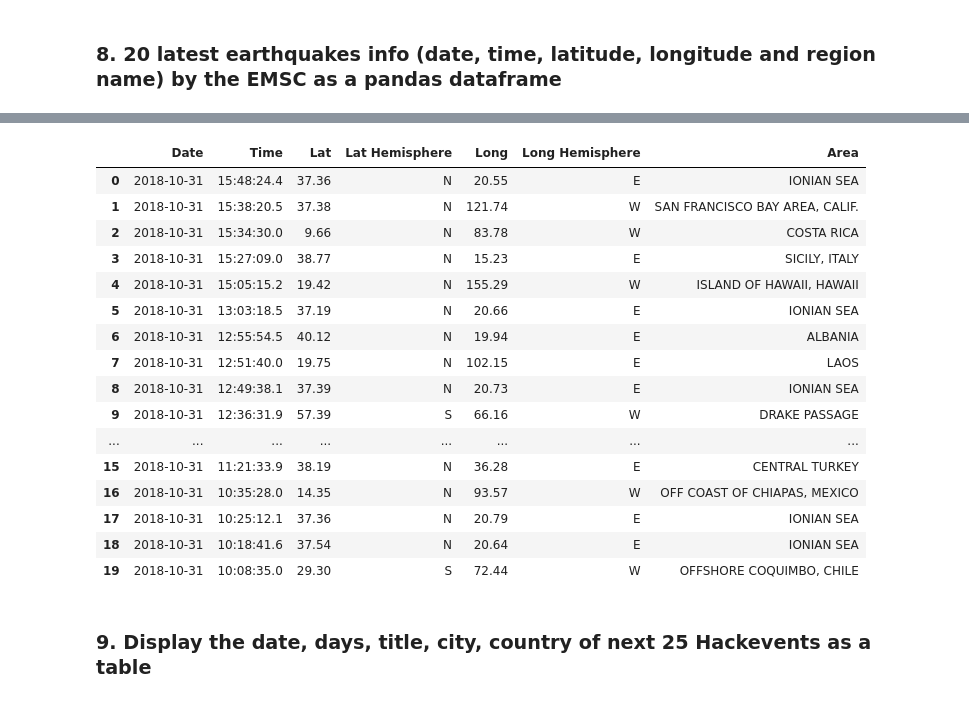
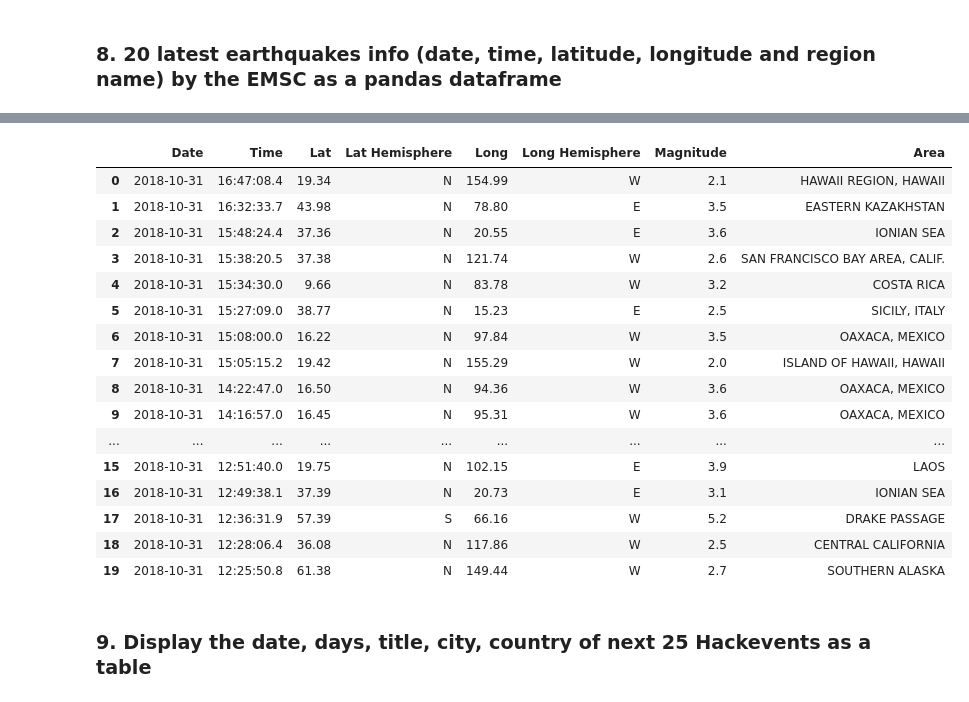
Before and after one commit to ironhack-datalabs/mad-oct-2018, a Jupyter notebook: module-1/lab-web-scraping/your-code/main.ipynb, the cells around one changed output, grey strips where cells are left out. Drawn from its saved outputs; the diff is of its cells as text; code cells hidden in the pictures.

```diff
--- a/module-1/lab-web-scraping/your-code/main.ipynb
+++ b/module-1/lab-web-scraping/your-code/main.ipynb
@@ -264,36 +245,39 @@ pd.DataFrame(datestimes)
 coords=[]
 indic=[]
 area=[]
+mag=[]
 for item in soup.find_all('td',{'class':'tabev1'}):
     coords.append(item.string.strip())
 for item in soup.find_all('td',{'class':'tabev2'}):
     if item.string.isupper():
         indic.append(item.string.strip())
+    else:
+        mag.append(item.string.strip())
 for item in soup.find_all('td',{'class':'tb_region'}):
     area.append(item.string.strip())
 # %%
-data=pd.DataFrame(np.c_[datestimes,coords[0::2],indic[0::2],coords[1::2],indic[1::2],area])
-data.columns=['Date','Time','Lat','Lat Hemisphere','Long','Long Hemisphere','Area']
+data=pd.DataFrame(np.c_[datestimes,coords[0::2],indic[0::2],coords[1::2],indic[1::2],mag,area])
+data.columns=['Date','Time','Lat','Lat Hemisphere','Long','Long Hemisphere','Magnitude','Area']
 data=data.sort_values(['Time','Date'],ascending=False)
 display(data.head(20))
 # %% [output]
-|  | Date | Time | Lat | Lat Hemisphere | Long | Long Hemisphere | Area |
-| 0 | 2018-10-31 | 15:48:24.4 | 37.36 | N | 20.55 | E | IONIAN SEA |
-| 1 | 2018-10-31 | 15:38:20.5 | 37.38 | N | 121.74 | W | SAN FRANCISCO BAY AREA, CALIF. |
-| 2 | 2018-10-31 | 15:34:30.0 | 9.66 | N | 83.78 | W | COSTA RICA |
-| 3 | 2018-10-31 | 15:27:09.0 | 38.77 | N | 15.23 | E | SICILY, ITALY |
-| 4 | 2018-10-31 | 15:05:15.2 | 19.42 | N | 155.29 | W | ISLAND OF HAWAII, HAWAII |
-| 5 | 2018-10-31 | 13:03:18.5 | 37.19 | N | 20.66 | E | IONIAN SEA |
-| 6 | 2018-10-31 | 12:55:54.5 | 40.12 | N | 19.94 | E | ALBANIA |
-| 7 | 2018-10-31 | 12:51:40.0 | 19.75 | N | 102.15 | E | LAOS |
-| 8 | 2018-10-31 | 12:49:38.1 | 37.39 | N | 20.73 | E | IONIAN SEA |
-| 9 | 2018-10-31 | 12:36:31.9 | 57.39 | S | 66.16 | W | DRAKE PASSAGE |
-| ... | ... | ... | ... | ... | ... | ... | ... |
-| 15 | 2018-10-31 | 11:21:33.9 | 38.19 | N | 36.28 | E | CENTRAL TURKEY |
-| 16 | 2018-10-31 | 10:35:28.0 | 14.35 | N | 93.57 | W | OFF COAST OF CHIAPAS, MEXICO |
-| 17 | 2018-10-31 | 10:25:12.1 | 37.36 | N | 20.79 | E | IONIAN SEA |
-| 18 | 2018-10-31 | 10:18:41.6 | 37.54 | N | 20.64 | E | IONIAN SEA |
-| 19 | 2018-10-31 | 10:08:35.0 | 29.30 | S | 72.44 | W | OFFSHORE COQUIMBO, CHILE |
+|  | Date | Time | Lat | Lat Hemisphere | Long | Long Hemisphere | Magnitude | Area |
+| 0 | 2018-10-31 | 16:47:08.4 | 19.34 | N | 154.99 | W | 2.1 | HAWAII REGION, HAWAII |
+| 1 | 2018-10-31 | 16:32:33.7 | 43.98 | N | 78.80 | E | 3.5 | EASTERN KAZAKHSTAN |
+| 2 | 2018-10-31 | 15:48:24.4 | 37.36 | N | 20.55 | E | 3.6 | IONIAN SEA |
+| 3 | 2018-10-31 | 15:38:20.5 | 37.38 | N | 121.74 | W | 2.6 | SAN FRANCISCO BAY AREA, CALIF. |
+| 4 | 2018-10-31 | 15:34:30.0 | 9.66 | N | 83.78 | W | 3.2 | COSTA RICA |
+| 5 | 2018-10-31 | 15:27:09.0 | 38.77 | N | 15.23 | E | 2.5 | SICILY, ITALY |
+| 6 | 2018-10-31 | 15:08:00.0 | 16.22 | N | 97.84 | W | 3.5 | OAXACA, MEXICO |
+| 7 | 2018-10-31 | 15:05:15.2 | 19.42 | N | 155.29 | W | 2.0 | ISLAND OF HAWAII, HAWAII |
+| 8 | 2018-10-31 | 14:22:47.0 | 16.50 | N | 94.36 | W | 3.6 | OAXACA, MEXICO |
+| 9 | 2018-10-31 | 14:16:57.0 | 16.45 | N | 95.31 | W | 3.6 | OAXACA, MEXICO |
+| ... | ... | ... | ... | ... | ... | ... | ... | ... |
+| 15 | 2018-10-31 | 12:51:40.0 | 19.75 | N | 102.15 | E | 3.9 | LAOS |
+| 16 | 2018-10-31 | 12:49:38.1 | 37.39 | N | 20.73 | E | 3.1 | IONIAN SEA |
+| 17 | 2018-10-31 | 12:36:31.9 | 57.39 | S | 66.16 | W | 5.2 | DRAKE PASSAGE |
+| 18 | 2018-10-31 | 12:28:06.4 | 36.08 | N | 117.86 | W | 2.5 | CENTRAL CALIFORNIA |
+| 19 | 2018-10-31 | 12:25:50.8 | 61.38 | N | 149.44 | W | 2.7 | SOUTHERN ALASKA |
 # %% [markdown]
 ### 9. Display the date, days, title, city, country of next 25 Hackevents as a table
 # %%
```
Also changed, not shown: parts of 11 cells of this notebook.
